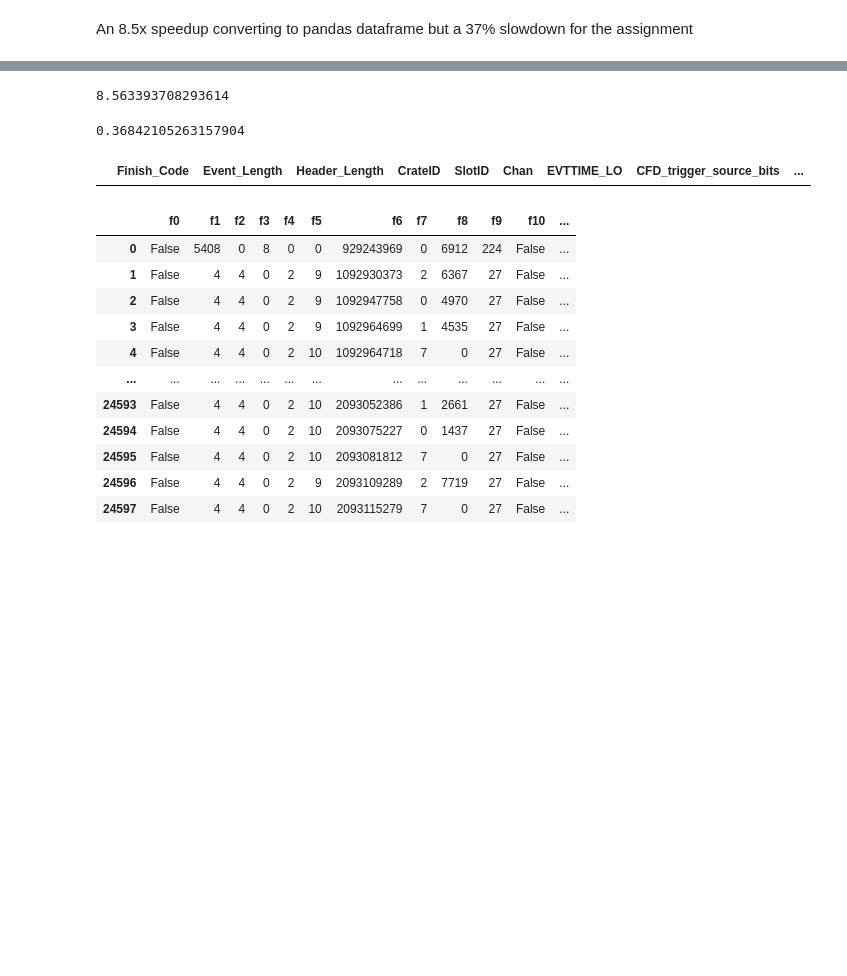
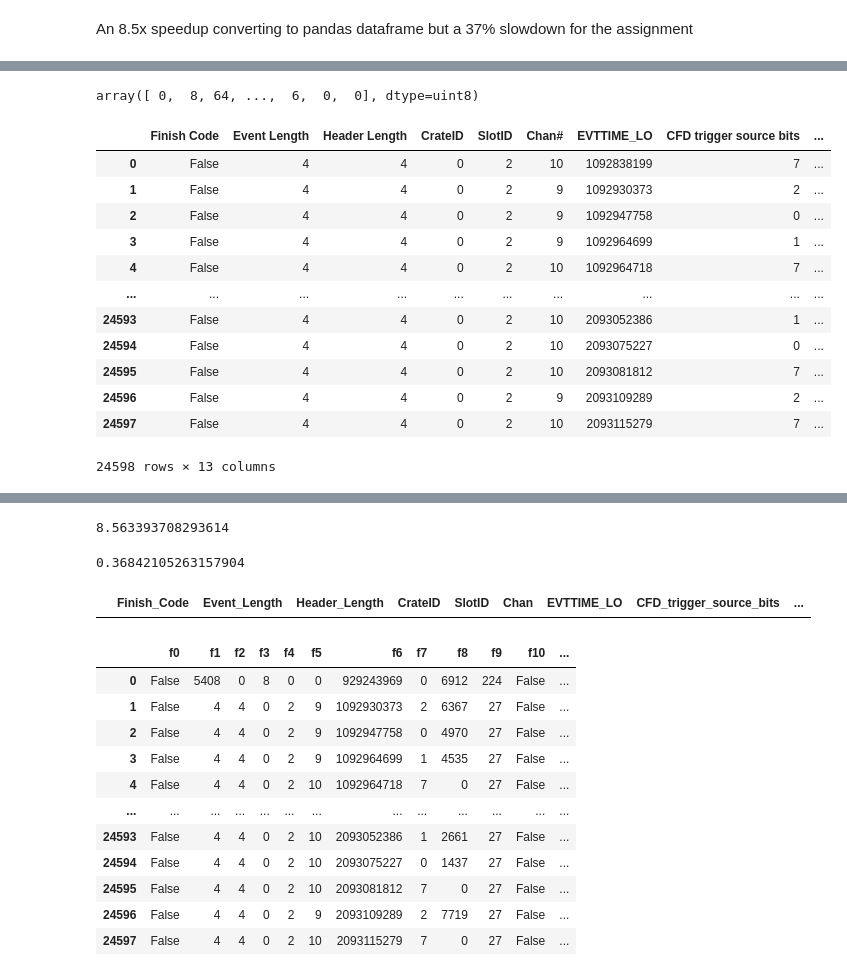
Before and after one commit to FSIBT/pypixie16, a Jupyter notebook: scratch/test_speed_of_reading_in_bits.ipynb, the cells around one changed output, grey strips where cells are left out. Drawn from its saved outputs; the diff is of its cells as text; code cells hidden in the pictures; blank space fills up the shorter version.

```diff
--- a/scratch/test_speed_of_reading_in_bits.ipynb
+++ b/scratch/test_speed_of_reading_in_bits.ipynb
@@ -541,0 +1045,4 @@ An 8.5x speedup converting to pandas dataframe but a 37% slowdown for the assign
+# %%
+np.frombuffer(bin_data, dtype='u1')
+# %% [output]
+array([ 0,  8, 64, ...,  6,  0,  0], dtype=uint8)
@@ -541,0 +1053,16 @@ An 8.5x speedup converting to pandas dataframe but a 37% slowdown for the assign
+# %%
+correct_bit_fields
+# %% [output]
+|  | Finish Code | Event Length | Header Length | CrateID | SlotID | Chan# | EVTTIME_LO | CFD trigger source bits | ... |
+| 0 | False | 4 | 4 | 0 | 2 | 10 | 1092838199 | 7 | ... |
+| 1 | False | 4 | 4 | 0 | 2 | 9 | 1092930373 | 2 | ... |
+| 2 | False | 4 | 4 | 0 | 2 | 9 | 1092947758 | 0 | ... |
+| 3 | False | 4 | 4 | 0 | 2 | 9 | 1092964699 | 1 | ... |
+| 4 | False | 4 | 4 | 0 | 2 | 10 | 1092964718 | 7 | ... |
+| ... | ... | ... | ... | ... | ... | ... | ... | ... | ... |
+| 24593 | False | 4 | 4 | 0 | 2 | 10 | 2093052386 | 1 | ... |
+| 24594 | False | 4 | 4 | 0 | 2 | 10 | 2093075227 | 0 | ... |
+| 24595 | False | 4 | 4 | 0 | 2 | 10 | 2093081812 | 7 | ... |
+| 24596 | False | 4 | 4 | 0 | 2 | 9 | 2093109289 | 2 | ... |
+| 24597 | False | 4 | 4 | 0 | 2 | 10 | 2093115279 | 7 | ... |
+24598 rows × 13 columns
```
Also changed, not shown: parts of 189 cells of this notebook.
